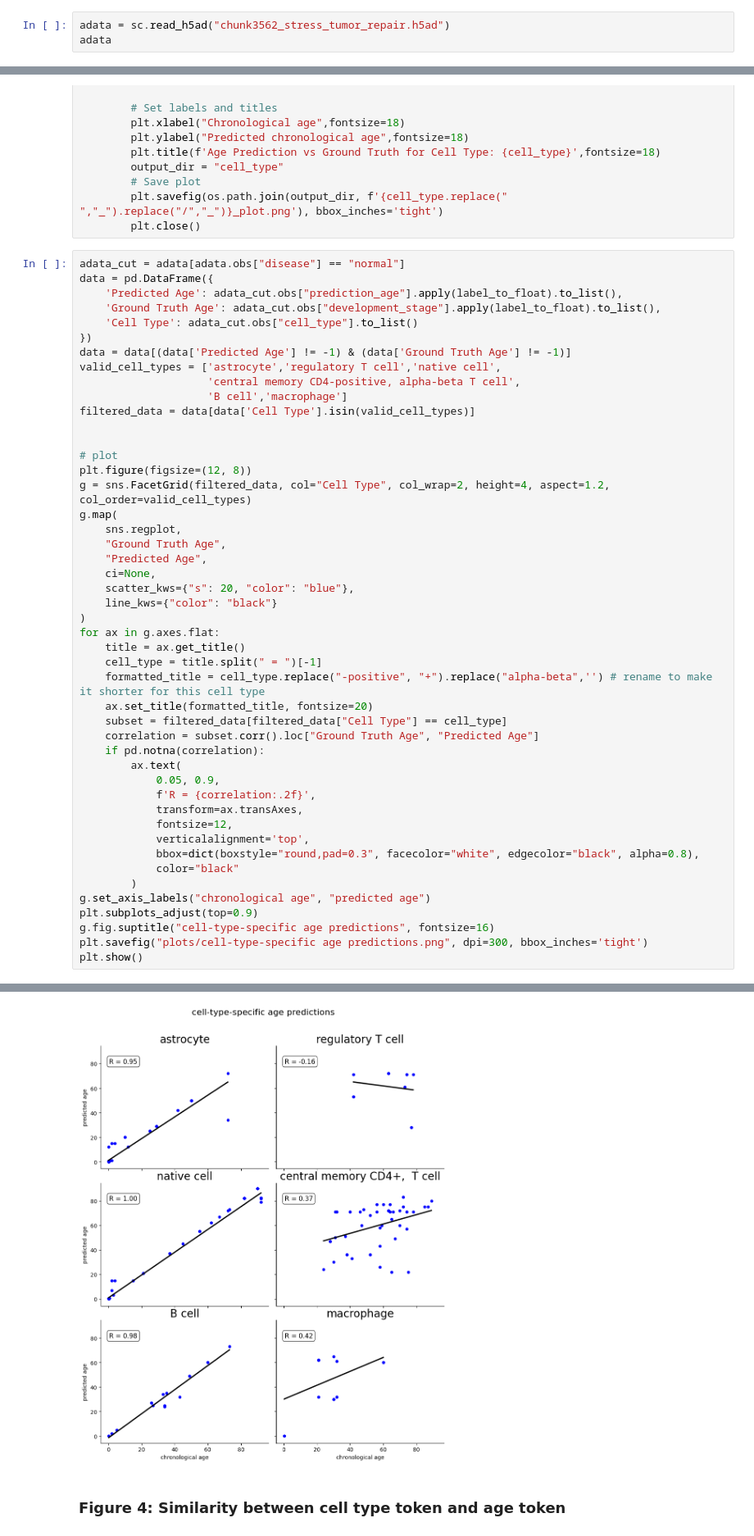
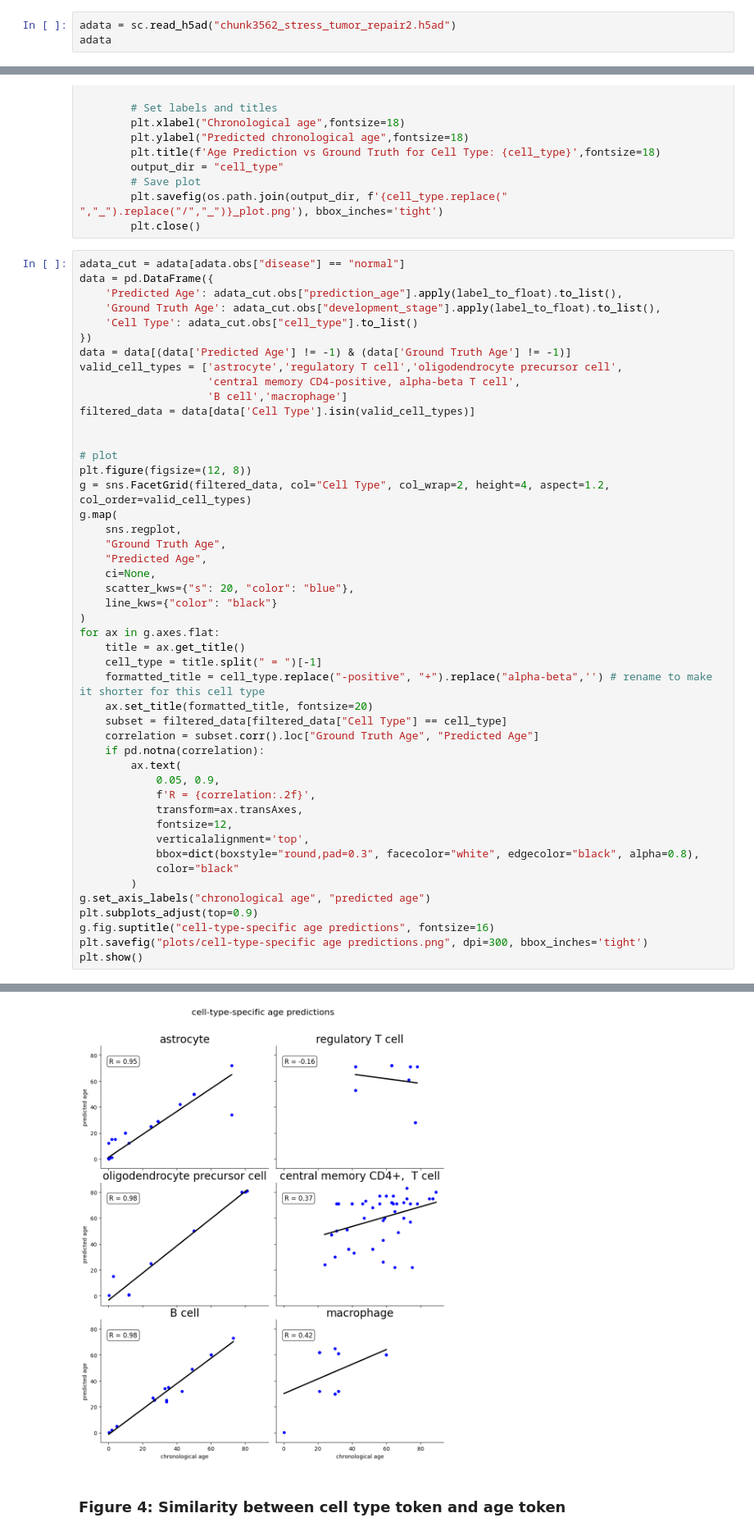
Before and after one commit to YufanXia999/PerturbGene, a Jupyter notebook: notebooks/final_plots.ipynb, the cells around one changed output, grey strips where cells are left out. Shown at 82% size. Saved outputs shown, nothing was run; the diff lists cells and outputs as text.

Commit message:
notebooks for plot

```diff
--- a/notebooks/final_plots.ipynb
+++ b/notebooks/final_plots.ipynb
@@ -18,5 +18,5 @@ import pandas as pd
 # %%
-adata = sc.read_h5ad("chunk3562_stress_tumor_repair.h5ad")
+adata = sc.read_h5ad("chunk3562_stress_tumor_repair2.h5ad")
 adata
 # %% [output]
 AnnData object with n_obs × n_vars = 10000 × 58604
@@ -152,7 +152,7 @@ data = pd.DataFrame({
     'Cell Type': adata_cut.obs["cell_type"].to_list()
 })
 data = data[(data['Predicted Age'] != -1) & (data['Ground Truth Age'] != -1)]
-valid_cell_types = ['astrocyte','regulatory T cell','native cell',
+valid_cell_types = ['astrocyte','regulatory T cell','oligodendrocyte precursor cell',
                     'central memory CD4-positive, alpha-beta T cell',
                     'B cell','macrophage']
 filtered_data = data[data['Cell Type'].isin(valid_cell_types)]
@@ -166,34 +166,34 @@ g.map(
     "Ground Truth Age",
     "Predicted Age",
     ci=None,
     scatter_kws={"s": 20, "color": "blue"},
     line_kws={"color": "black"}
 )
 for ax in g.axes.flat:
     title = ax.get_title()
     cell_type = title.split(" = ")[-1]
     formatted_title = cell_type.replace("-positive", "+").replace("alpha-beta",'') # rename to make it shorter for this cell type
     ax.set_title(formatted_title, fontsize=20)
     subset = filtered_data[filtered_data["Cell Type"] == cell_type]
     correlation = subset.corr().loc["Ground Truth Age", "Predicted Age"]
     if pd.notna(correlation):
         ax.text(
             0.05, 0.9,
             f'R = {correlation:.2f}',
             transform=ax.transAxes,
             fontsize=12,
             verticalalignment='top',
             bbox=dict(boxstyle="round,pad=0.3", facecolor="white", edgecolor="black", alpha=0.8),
             color="black"
         )
 g.set_axis_labels("chronological age", "predicted age")
 plt.subplots_adjust(top=0.9)
 g.fig.suptitle("cell-type-specific age predictions", fontsize=16)
 plt.savefig("plots/cell-type-specific age predictions.png", dpi=300, bbox_inches='tight')
 plt.show()
 # %% [output]
 <Figure size 1200x800 with 0 Axes>
-[figure, old version]
+[figure, new version]
 # %% [markdown]
 ### Figure 4: Similarity between cell type token and age token
 # %%
```
Also changed, not shown: parts of 42 cells of this notebook.
